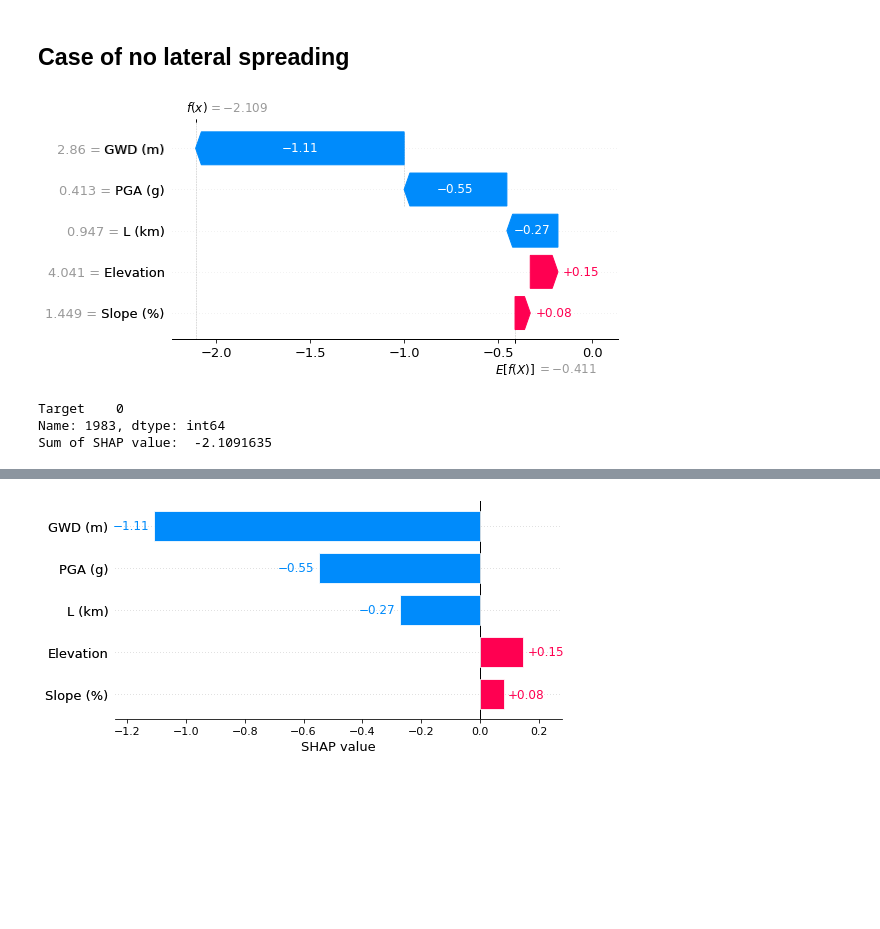
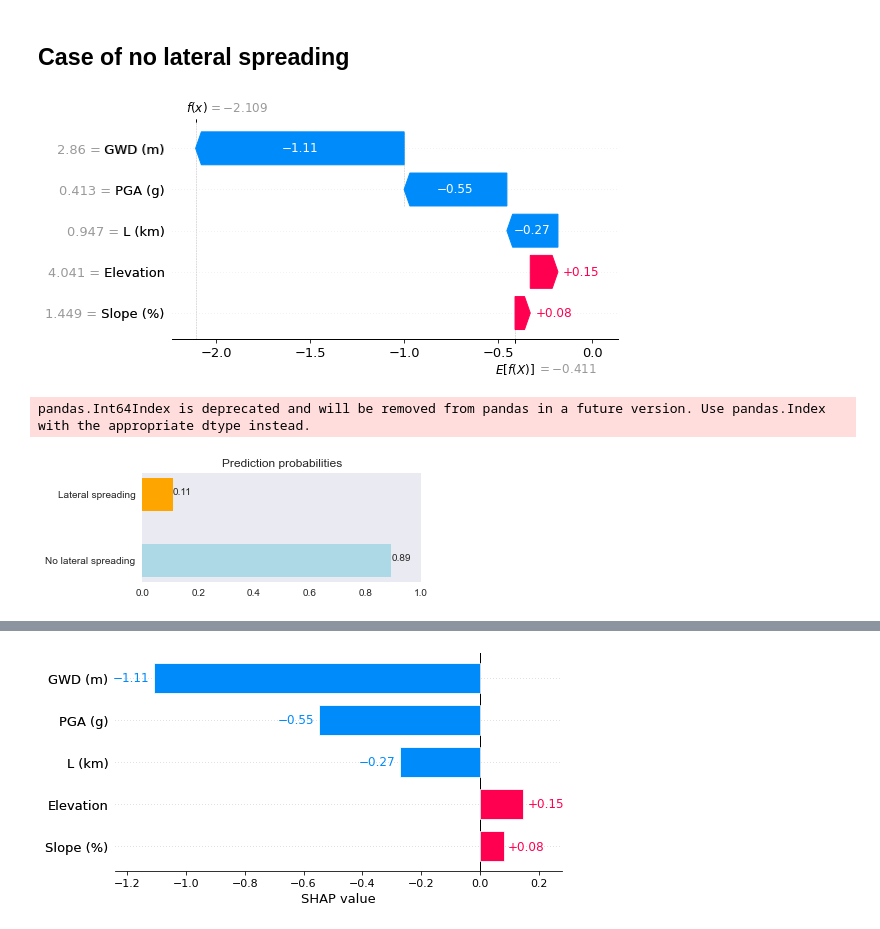
Before and after one commit to geoelements/xai-lateral-spreading, a Jupyter notebook: shap-explainer.ipynb, the cells around one changed output, grey strips where cells are left out. Drawn from its saved outputs; the diff is of its cells as text; code cells hidden in the pictures; blank space fills up the shorter version.

Commit message:
Fixes #1 Add prediction probabilities

```diff
--- a/shap-explainer.ipynb
+++ b/shap-explainer.ipynb
@@ -181,18 +181,29 @@ shap_values = explainer(X_train)
 ntree_limit is deprecated, use `iteration_range` or model slicing instead.
 # %% [markdown]
 ## Case of no lateral spreading
-# %%
-# visualize no lateral spreading prediction explanation
-shap.plots.waterfall(shap_values[0])
-print(y_train.iloc[0])
-
-# Sum of individual SHAP values + the mean base value yields the final result
-print("Sum of SHAP value: ", np.sum(shap_values[0].values) + shap_values[0].base_values)
-# %% [output]
-[figure, removed]
-Target    0
-Name: 1983, dtype: int64
-Sum of SHAP value:  -2.1091635
+# %%
+# Plot barh
+def plot_barh(data):
+    with plt.style.context(('ggplot', 'seaborn')):
+        plt.figure(figsize=(5, 2))
+        #print("Probability of no lateral spreading: {}\n Probability of lateral spreading: {}" % format(model.predict_proba(X_train)[idx][0], model.predict_proba(X_train)[idx][1]))
+        plt.barh(["No lateral spreading", "Lateral spreading"], data, 0.5,  color=['lightblue', 'orange'])
+        plt.text(data[0], "No lateral spreading", "{:.2f}".format(data[0]))
+        plt.text(data[1], "Lateral spreading", "{:.2f}".format(data[1]))
+        plt.xlim([0,1])
+        plt.grid()
+        plt.title("Prediction probabilities")
+        plt.ylabel("", labelpad=0.1)
+        plt.show()
+# %%
+# visualize no lateral spreading prediction explanation
+idx = 0
+shap.plots.waterfall(shap_values[idx])
+plot_barh(model.predict_proba(X_train)[idx])
+# %% [output]
+[figure, added]
+pandas.Int64Index is deprecated and will be removed from pandas in a future version. Use pandas.Index with the appropriate dtype instead.
+[figure, added]
 # %%
 # visualize the no lateral spreading prediction's explanation with a force plot
 shap.initjs()
```
Also changed, not shown: parts of 18 cells of this notebook.
